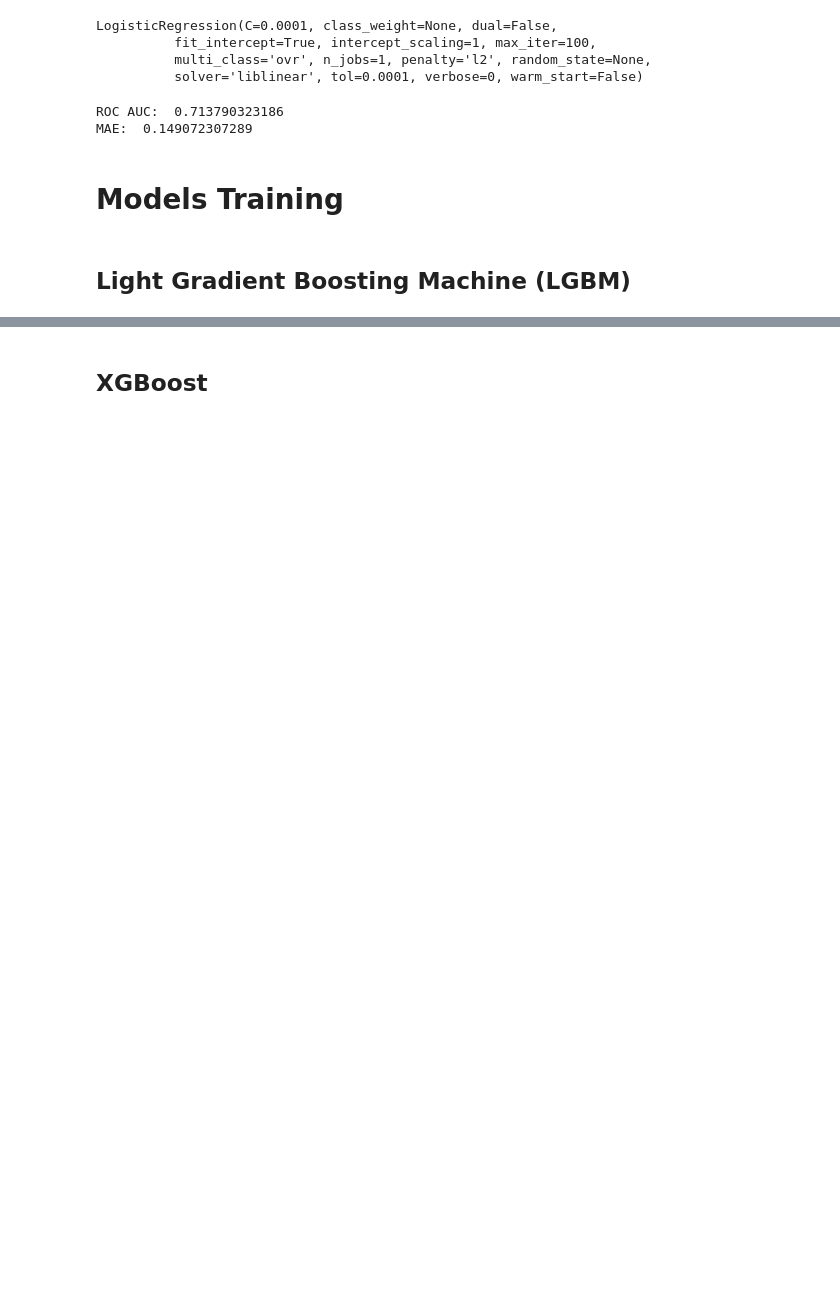
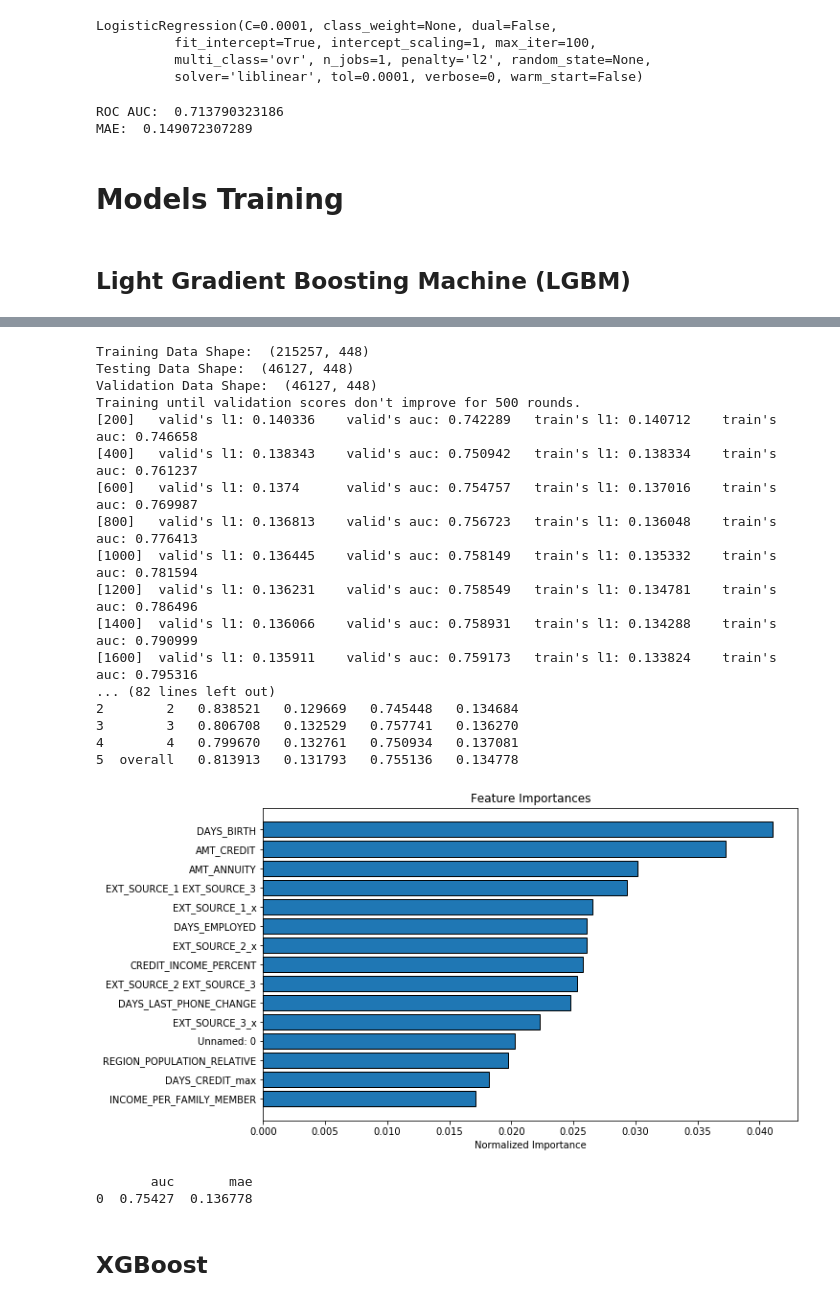
Before and after one commit to rmaso/home-credit-default-risk, a Jupyter notebook: 2. Baseline.ipynb, the cells around one changed output, grey strips where cells are left out. Drawn from its saved outputs; the diff is of its cells as text; code cells hidden in the pictures; blank space fills up the shorter version.

```diff
--- a/2. Baseline.ipynb
+++ b/2. Baseline.ipynb
@@ -485,22 +523,43 @@ fi_sorted = plot_feature_importances(fi)
 # %%
 lgbm_params = {
     "boosting":"gbdt",
     "application":"binary",
     "learning_rate": 0.01,
     'reg_alpha':10,
     'reg_lambda': 10,
     "n_estimators":10000,
     "max_depth":5,
     "num_leaves":200,
     "max_bin":225,
     "drop_rate":0.02,
     "early_stopping_rounds": 500
 }
 
-fi, metrics = modelLGBM(app_train, app_test, lgbm_params=lgbm_params, validation_features=app_validation)
+fi, metrics, validation_metrics = model(train_LGBMClassifier, app_train, app_test, params=lgbm_params, validation_features=app_validation)
 print('Baseline metrics')
 print(metrics)
 fi_sorted = plot_feature_importances(fi)
 print(validation_metrics)
+# %% [output]
+Training Data Shape:  (215257, 448)
+Testing Data Shape:  (46127, 448)
+Validation Data Shape:  (46127, 448)
+Training until validation scores don't improve for 500 rounds.
+[200]   valid's l1: 0.140336    valid's auc: 0.742289   train's l1: 0.140712    train's auc: 0.746658
+[400]   valid's l1: 0.138343    valid's auc: 0.750942   train's l1: 0.138334    train's auc: 0.761237
+[600]   valid's l1: 0.1374      valid's auc: 0.754757   train's l1: 0.137016    train's auc: 0.769987
+[800]   valid's l1: 0.136813    valid's auc: 0.756723   train's l1: 0.136048    train's auc: 0.776413
+[1000]  valid's l1: 0.136445    valid's auc: 0.758149   train's l1: 0.135332    train's auc: 0.781594
+[1200]  valid's l1: 0.136231    valid's auc: 0.758549   train's l1: 0.134781    train's auc: 0.786496
+[1400]  valid's l1: 0.136066    valid's auc: 0.758931   train's l1: 0.134288    train's auc: 0.790999
+[1600]  valid's l1: 0.135911    valid's auc: 0.759173   train's l1: 0.133824    train's auc: 0.795316
+... (82 lines left out)
+2        2   0.838521   0.129669   0.745448   0.134684
+3        3   0.806708   0.132529   0.757741   0.136270
+4        4   0.799670   0.132761   0.750934   0.137081
+5  overall   0.813913   0.131793   0.755136   0.134778
+[figure, added]
+       auc       mae
+0  0.75427  0.136778
 # %% [markdown]
 ## XGBoost
```
Also changed, not shown: parts of 31 cells of this notebook, 2 other files.
